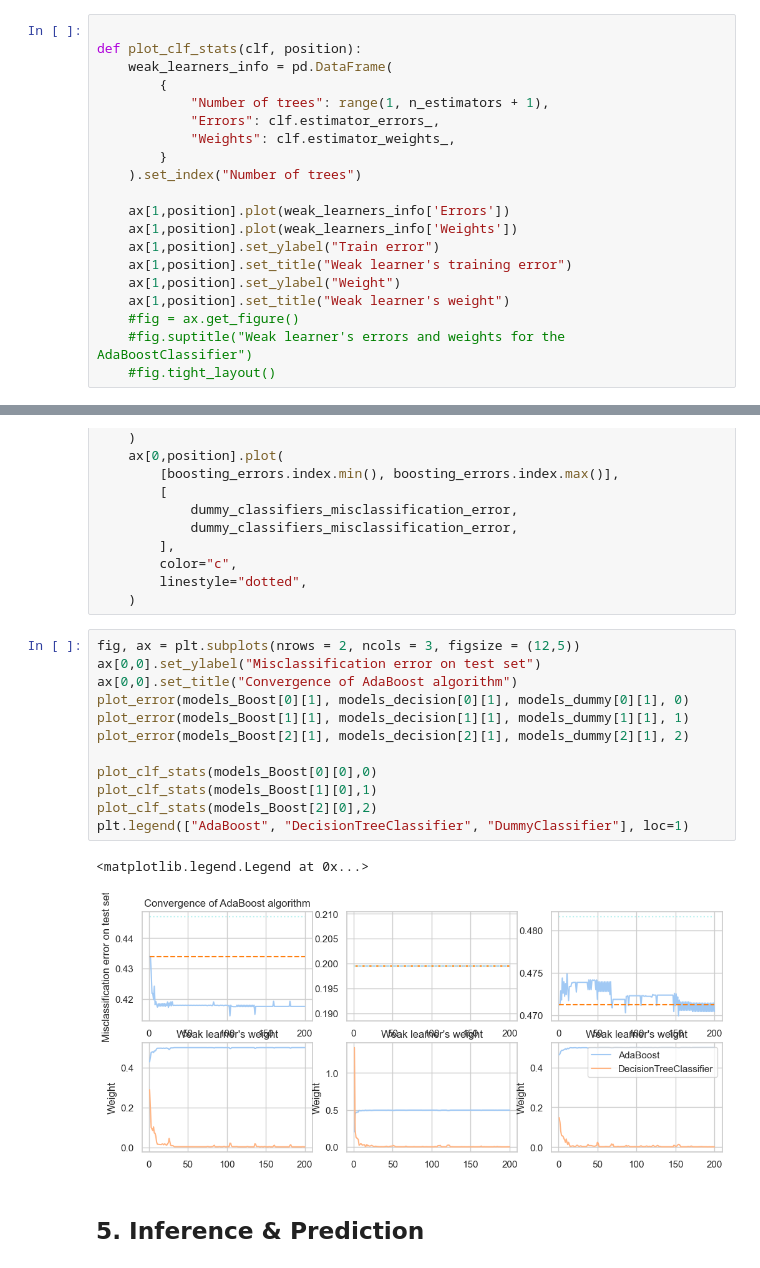
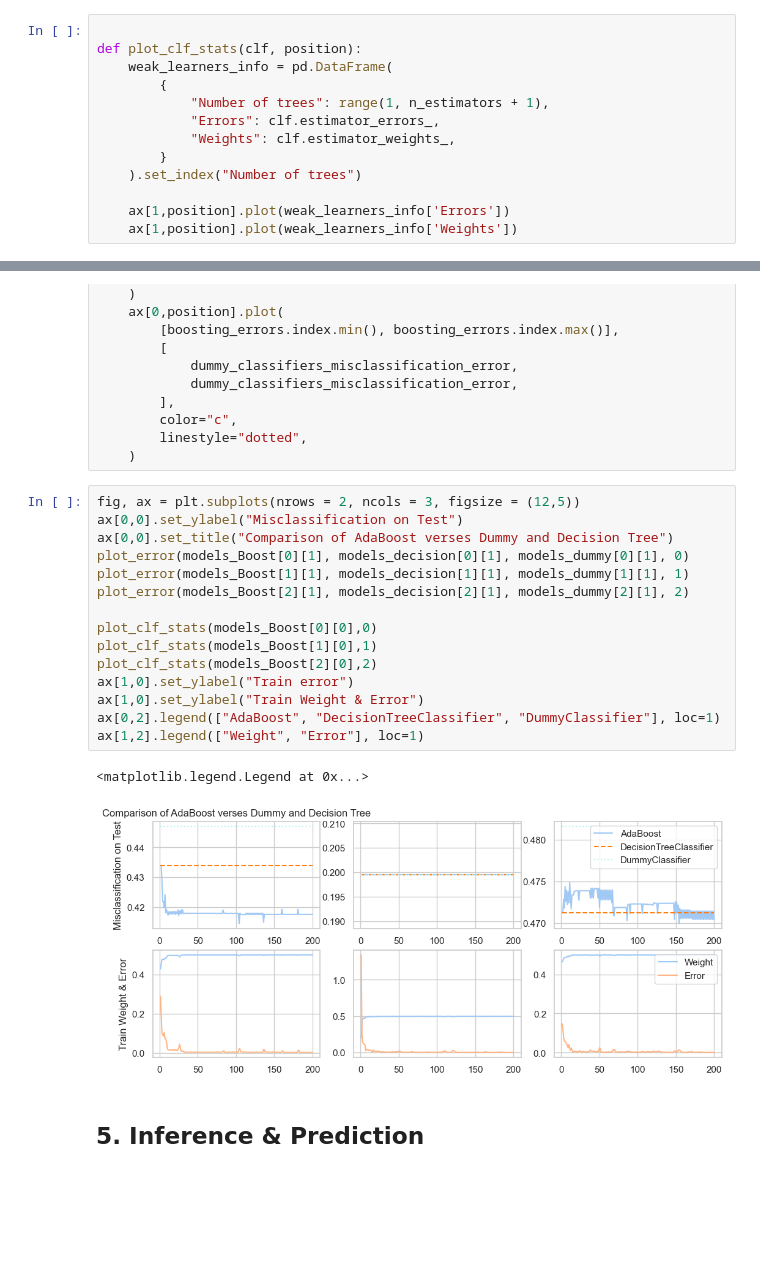
Before and after one commit to deveshtalreja/Final-Project, a Jupyter notebook: Final Project.ipynb, the cells around one changed output, grey strips where cells are left out. Cells and saved outputs as stored; diff of their text form; blank space fills up the shorter version.

Commit message:
Clean AdaBoost Visual

```diff
--- a/Final Project.ipynb
+++ b/Final Project.ipynb
@@ -400,13 +400,6 @@ def plot_clf_stats(clf, position):
 
     ax[1,position].plot(weak_learners_info['Errors'])
     ax[1,position].plot(weak_learners_info['Weights'])
-    ax[1,position].set_ylabel("Train error")
-    ax[1,position].set_title("Weak learner's training error")
-    ax[1,position].set_ylabel("Weight")
-    ax[1,position].set_title("Weak learner's weight")
-    #fig = ax.get_figure()
-    #fig.suptitle("Weak learner's errors and weights for the AdaBoostClassifier")
-    #fig.tight_layout()
 # %%
 def plot_error(boosting_errors, weak_learners_misclassification_error, dummy_classifiers_misclassification_error, position):
     ax[0,position].plot(boosting_errors.index, boosting_errors)
@@ -427,19 +420,22 @@ def plot_error(boosting_errors, weak_learners_misclassification_error, dummy_cla
     )
 # %%
 fig, ax = plt.subplots(nrows = 2, ncols = 3, figsize = (12,5))
-ax[0,0].set_ylabel("Misclassification error on test set")
-ax[0,0].set_title("Convergence of AdaBoost algorithm")
+ax[0,0].set_ylabel("Misclassification on Test")
+ax[0,0].set_title("Comparison of AdaBoost verses Dummy and Decision Tree")
 plot_error(models_Boost[0][1], models_decision[0][1], models_dummy[0][1], 0)
 plot_error(models_Boost[1][1], models_decision[1][1], models_dummy[1][1], 1)
 plot_error(models_Boost[2][1], models_decision[2][1], models_dummy[2][1], 2)
 
 plot_clf_stats(models_Boost[0][0],0)
 plot_clf_stats(models_Boost[1][0],1)
 plot_clf_stats(models_Boost[2][0],2)
-plt.legend(["AdaBoost", "DecisionTreeClassifier", "DummyClassifier"], loc=1)
+ax[1,0].set_ylabel("Train error")
+ax[1,0].set_ylabel("Train Weight & Error")
+ax[0,2].legend(["AdaBoost", "DecisionTreeClassifier", "DummyClassifier"], loc=1)
+ax[1,2].legend(["Weight", "Error"], loc=1)
 # %% [output]
 <matplotlib.legend.Legend at 0x...>
-[figure, old version]
+[figure, new version]
 # %% [markdown]
 ## 5. Inference & Prediction
 # %%
```
